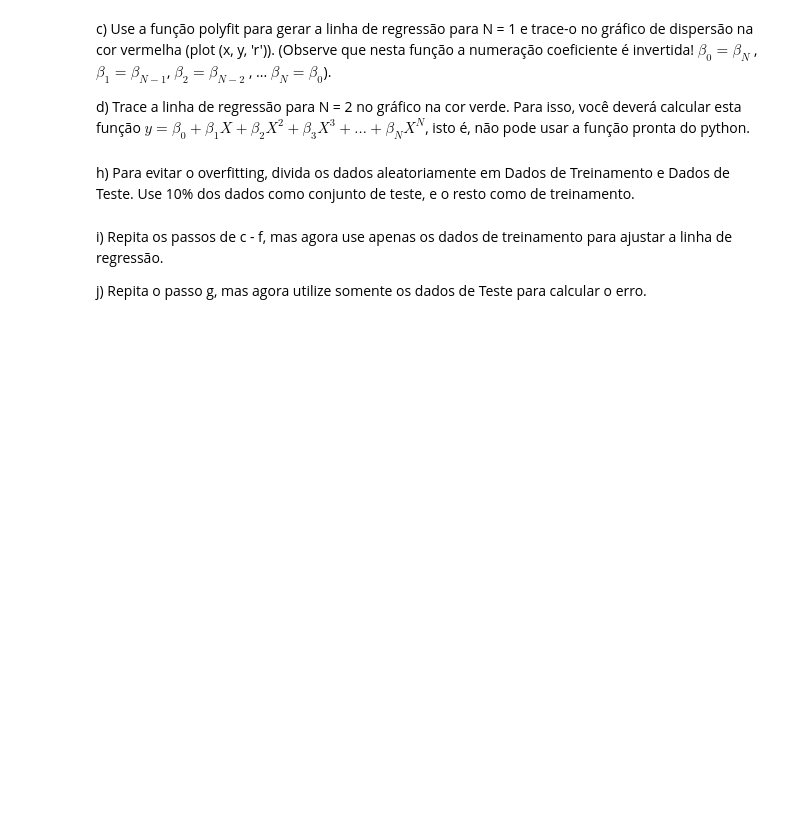
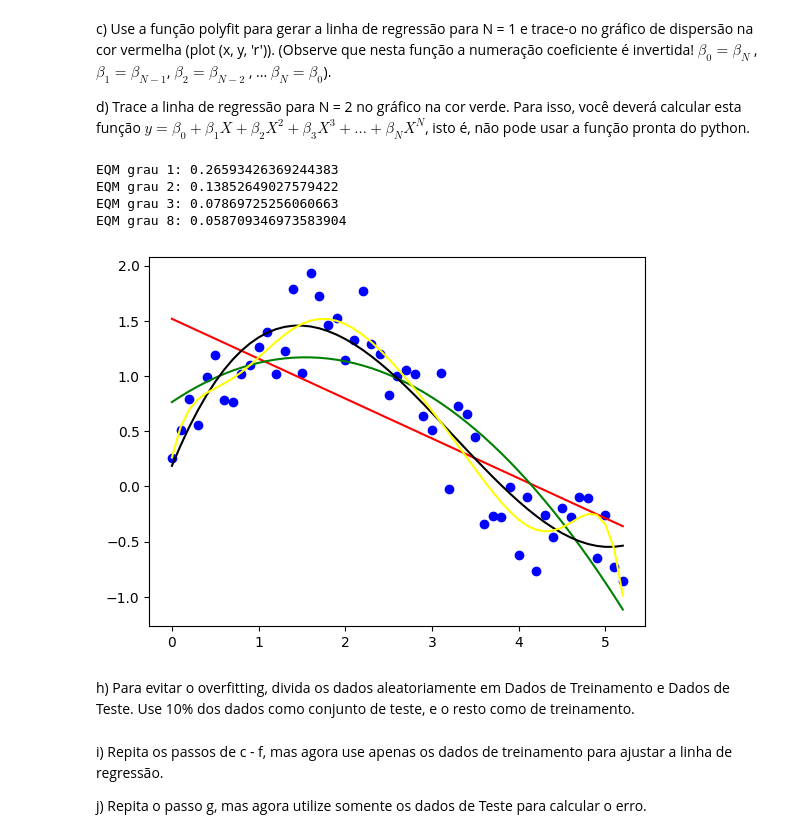
Before and after one commit to GuerreiroG/aprendizado_de_maquina, a Jupyter notebook: Regressão Polinomial/regressao_polinomial.ipynb, the cells around one changed output. Cells and saved outputs as stored; diff of their text form; code cells hidden in the pictures; blank space fills up the shorter version.

```diff
--- a/Regressão Polinomial/regressao_polinomial.ipynb
+++ b/Regressão Polinomial/regressao_polinomial.ipynb
@@ -280,34 +361,40 @@ def ajustar_polinomio(x, y, grau):
 
 def prever(x, coeficientes):
     return [sum(coeficientes[j] * (xi ** j) for j in range(len(coeficientes))) for xi in x]
 
 def calcular_eqm(y_real, y_previsto):
     return sum((y_previsto[i] - y_real[i])**2 for i in range(len(y_real))) / len(y_real)
 
 plt.scatter(x, y, color='blue')
 
 
 def plotar_regressoes(x_treino, y_treino, x_teste, y_teste):
     menor = float("inf")
     melhor = None
     for grau, cor in [(1, 'red'), (2, 'green'), (3, 'black'), (8, 'yellow')]:
         coef = ajustar_polinomio(x_treino, y_treino, grau)
         y_prev_treino = prever(x_treino, coef)
         y_prev_teste = prever(x_teste, coef)
 
         plt.plot(x_treino, y_prev_treino, color=cor)
         eqm = calcular_eqm(y_teste, y_prev_teste)
         print(f"EQM grau {grau}:", eqm)
         diferenca = abs(eqm)
         if diferenca < menor:
             menor = diferenca
-            melhor = i
+            melhor = grau
     return melhor
 
 
 plotar_regressoes(x, y, x, y)
 
 plt.show()
+# %% [output]
+EQM grau 1: 0.26593426369244383
+EQM grau 2: 0.13852649027579422
+EQM grau 3: 0.07869725256060663
+EQM grau 8: 0.058709346973583904
+[figure, added]
 # %% [markdown]
 h) Para evitar o overfitting, divida os dados aleatoriamente em Dados de Treinamento e Dados de Teste. Use 10% dos dados como conjunto de teste, e o resto como de treinamento.
 # %%
```
Also changed, not shown: parts of 12 cells of this notebook.
